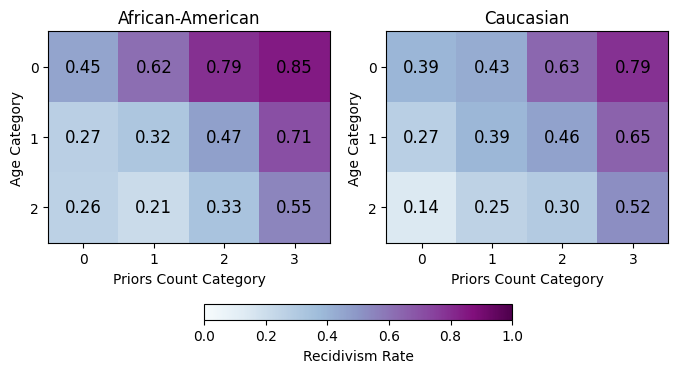
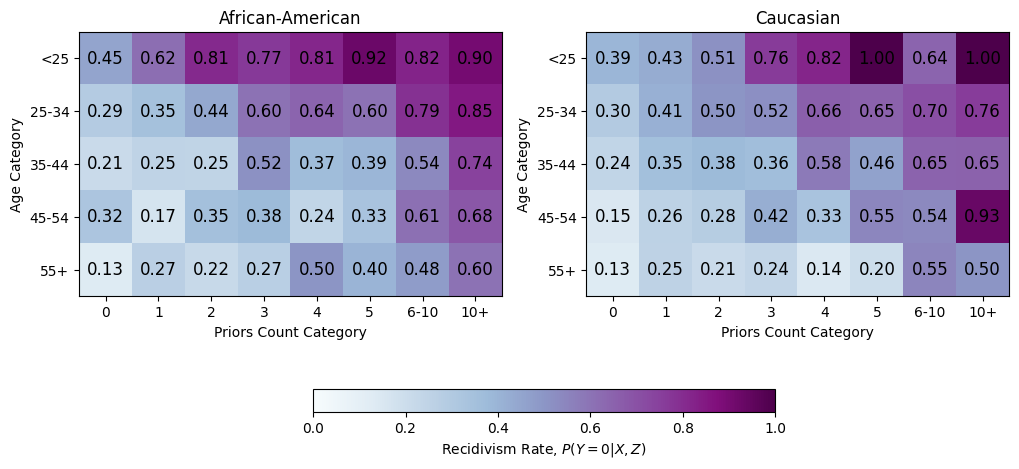
The change to this notebook cell's code, shown as a diff; its figure went from the first image to the second:
--- before
+++ after
@@ -1,11 +1,14 @@
 # create two heatmaps of [age_cat, priors_count_cat] vs recidivism rate
 
-fig, axs = plt.subplots(1, 2, figsize=(8, 4))
+n_age_cat = len(df["age_cat"].unique())
+n_priors_count_cat = len(df["priors_count_cat"].unique())
+
+fig, axs = plt.subplots(1, 2, figsize=(12, 6))
 
 for i in range(2):
 
-    heatmap_data = np.zeros((3, 4))
-    for age_cat in range(3):
-        for priors_count_cat in range(4):
+    heatmap_data = np.zeros((n_age_cat, n_priors_count_cat))
+    for age_cat in range(n_age_cat):
+        for priors_count_cat in range(n_priors_count_cat):
             key = (i, age_cat, priors_count_cat)
             heatmap_data[age_cat, priors_count_cat] = freq_dict.get(key, 0)
@@ -16,12 +19,12 @@
     axs[i].set_xlabel("Priors Count Category")
     axs[i].set_ylabel("Age Category")
-    axs[i].set_xticks(np.arange(4))
-    axs[i].set_yticks(np.arange(3))
-    axs[i].set_xticklabels([0, 1, 2, 3])
-    axs[i].set_yticklabels([0, 1, 2])
+    axs[i].set_xticks(np.arange(n_priors_count_cat))
+    axs[i].set_yticks(np.arange(n_age_cat))
+    axs[i].set_xticklabels([0, 1, 2, 3, 4, 5, '6-10', '10+'])
+    axs[i].set_yticklabels(['<25', '25-34', '35-44', '45-54', '55+'])
 
     # annotate each cell with the recidivism rate
-    for age_cat in range(3):
-        for priors_count_cat in range(4):
+    for age_cat in range(n_age_cat):
+        for priors_count_cat in range(n_priors_count_cat):
             rate = heatmap_data[age_cat, priors_count_cat]
             axs[i].text(priors_count_cat, age_cat, f"{rate:.2f}",
@@ -32,7 +35,6 @@
 # add a colorbar with small height
 cbar = fig.colorbar(axs[1].images[0], ax=axs, orientation='horizontal', fraction=0.05, pad=0.2)
-cbar.set_label('Recidivism Rate')
+cbar.set_label('Recidivism Rate, $P(Y = 0 | X, Z)$')
 
-
+plt.savefig("figures/compas.pdf")
 plt.show()
-plt.savefig("figures/compas.pdf")

Commit: fix: some fixes to compas dataset